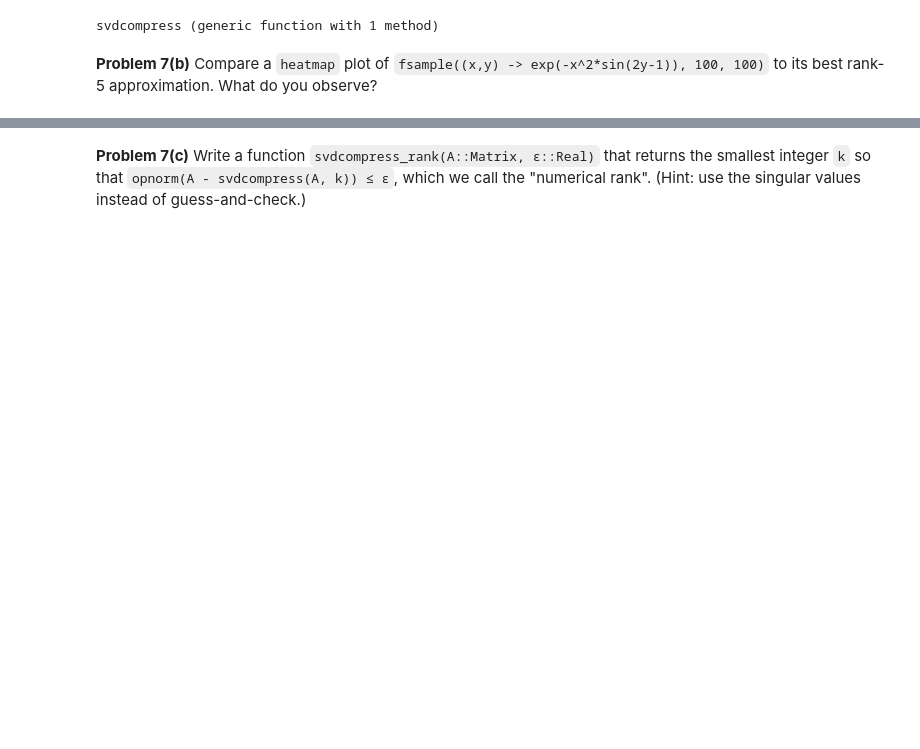
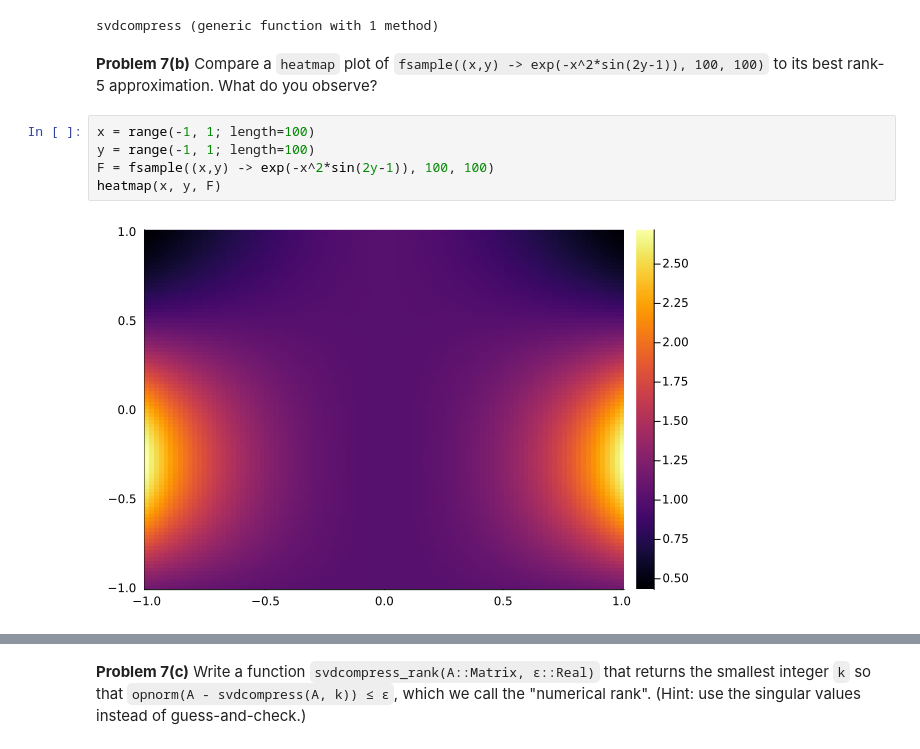
Before and after one commit to lovelife383/MATH50003NumericalAnalysis, a Jupyter notebook: labs/lab7.ipynb, the cells around one changed output, grey strips where cells are left out. Saved outputs shown, nothing was run; the diff lists cells and outputs as text; blank space fills up the shorter version.

```diff
--- a/labs/lab7.ipynb
+++ b/labs/lab7.ipynb
@@ -464,3 +465,10 @@ svdcompress (generic function with 1 method)
 # %% [markdown]
 **Problem 7(b)** Compare a `heatmap` plot of `fsample((x,y) -> exp(-x^2*sin(2y-1)), 100, 100)` to its best rank-5 approximation.
 What do you observe?
+# %%
+x = range(-1, 1; length=100)
+y = range(-1, 1; length=100)
+F = fsample((x,y) -> exp(-x^2*sin(2y-1)), 100, 100)
+heatmap(x, y, F)
+# %% [output]
+[figure, added]
```
Also changed, not shown: parts of 3 cells of this notebook.
